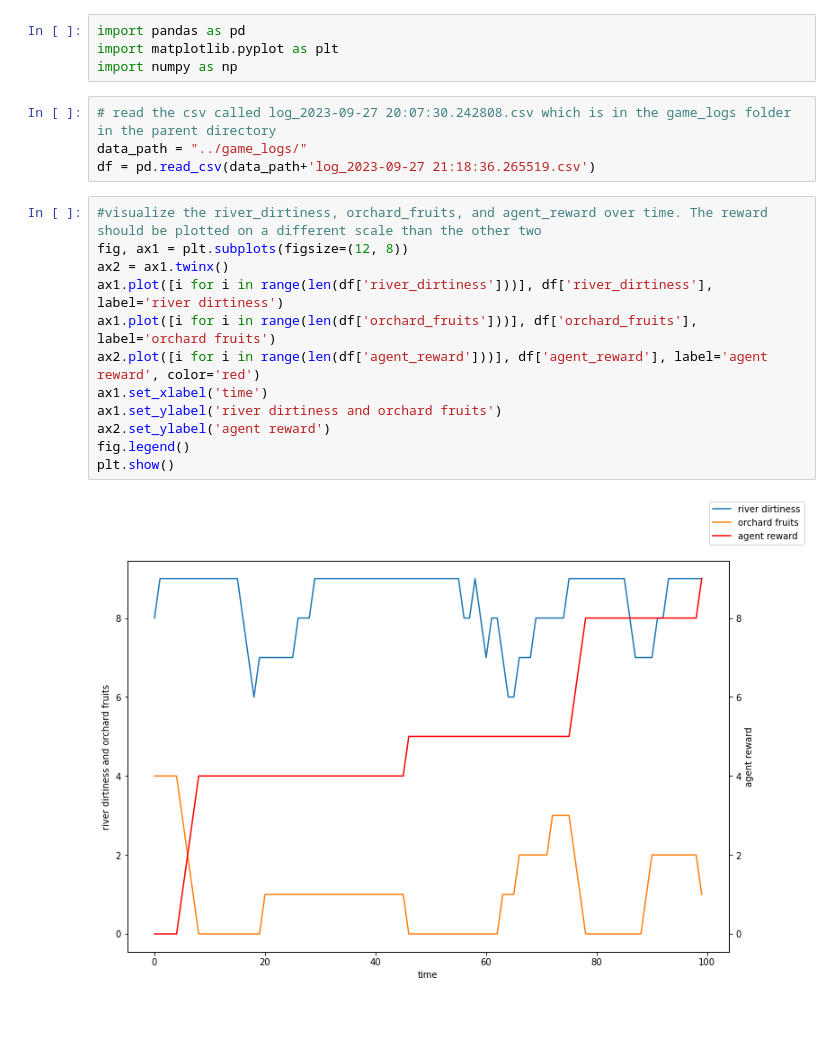
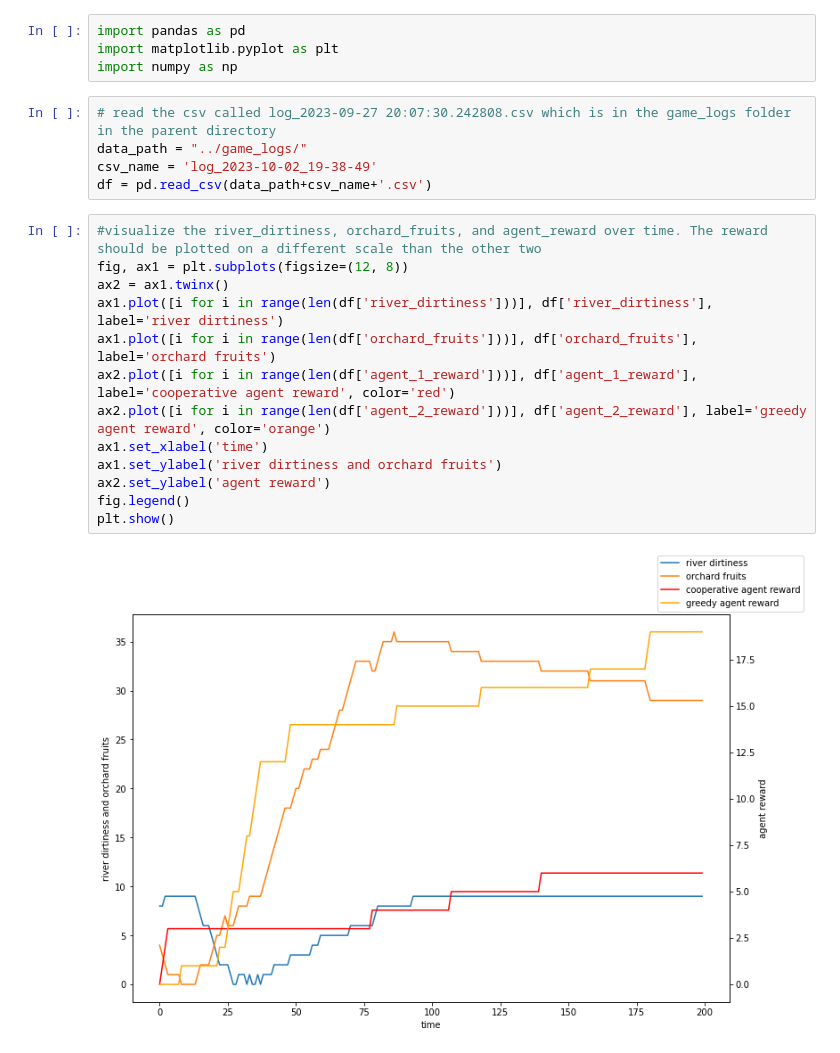
Before and after one commit to cartgr/valueEmbeddedAgents, a Jupyter notebook: analysis/analysis.ipynb, the cells around one changed output. Drawn from its saved outputs; the diff is of its cells as text; blank space fills up the shorter version.

Commit message:
multi agent support

```diff
--- a/analysis/analysis.ipynb
+++ b/analysis/analysis.ipynb
@@ -5,18 +5,20 @@ import numpy as np
 # %%
 # read the csv called log_2023-09-27 20:07:30.242808.csv which is in the game_logs folder in the parent directory
 data_path = "../game_logs/"
-df = pd.read_csv(data_path+'log_2023-09-27 21:18:36.265519.csv')
+csv_name = 'log_2023-10-02_19-38-49'
+df = pd.read_csv(data_path+csv_name+'.csv')
 # %%
 #visualize the river_dirtiness, orchard_fruits, and agent_reward over time. The reward should be plotted on a different scale than the other two
 fig, ax1 = plt.subplots(figsize=(12, 8))
 ax2 = ax1.twinx()
 ax1.plot([i for i in range(len(df['river_dirtiness']))], df['river_dirtiness'], label='river dirtiness')
 ax1.plot([i for i in range(len(df['orchard_fruits']))], df['orchard_fruits'], label='orchard fruits')
-ax2.plot([i for i in range(len(df['agent_reward']))], df['agent_reward'], label='agent reward', color='red')
+ax2.plot([i for i in range(len(df['agent_1_reward']))], df['agent_1_reward'], label='cooperative agent reward', color='red')
+ax2.plot([i for i in range(len(df['agent_2_reward']))], df['agent_2_reward'], label='greedy agent reward', color='orange')
 ax1.set_xlabel('time')
 ax1.set_ylabel('river dirtiness and orchard fruits')
 ax2.set_ylabel('agent reward')
 fig.legend()
 plt.show()
 # %% [output]
-[figure, old version]
+[figure, new version]
```
Also changed, not shown: 31 other files.
